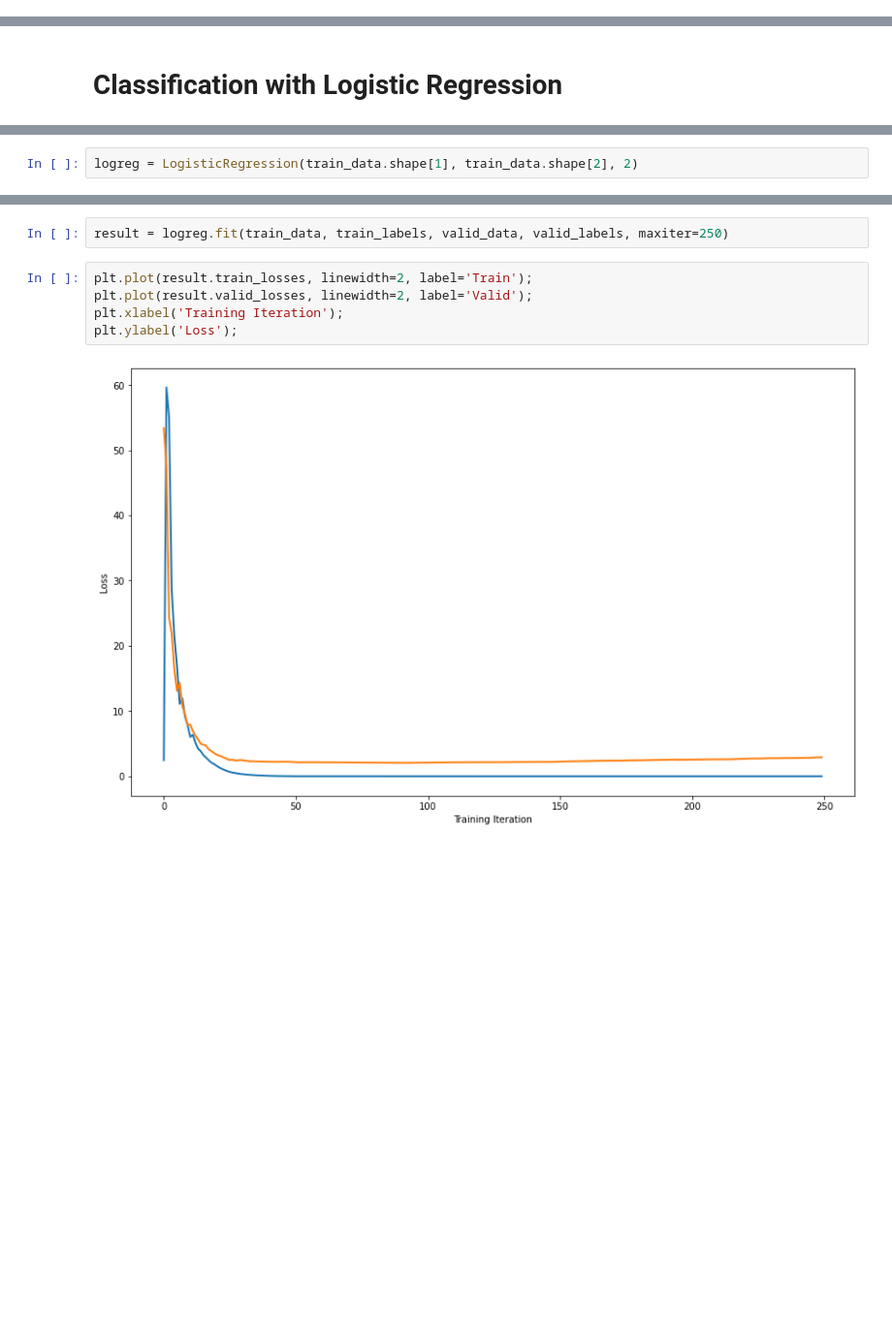
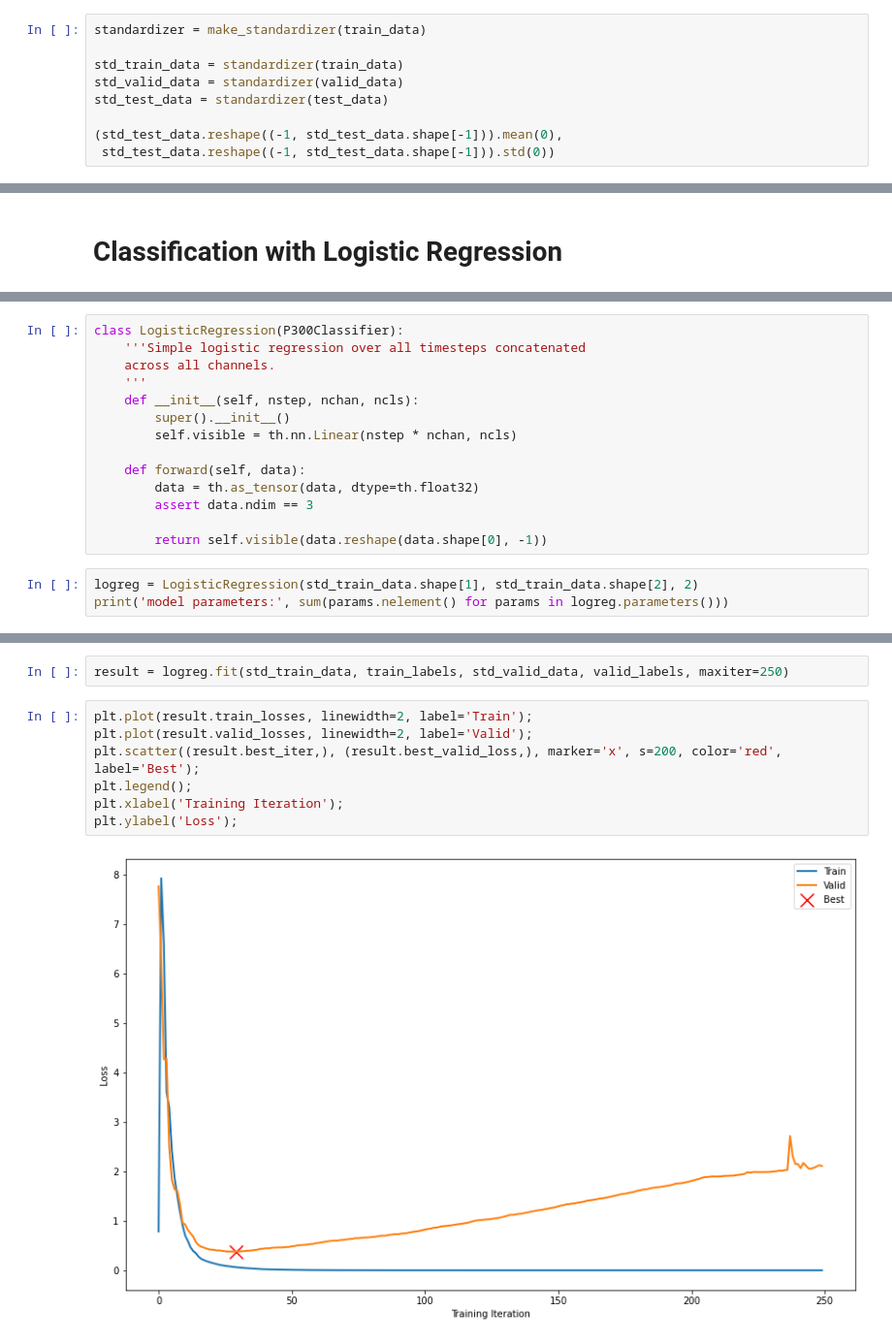
Before and after one commit to idfah/notebooks, a Jupyter notebook: eeg/p300_classification_with_biosemi_data_prep.ipynb, the cells around one changed output, grey strips where cells are left out. Shown at 97% size. Cells and saved outputs as stored; diff of their text form; blank space fills up the shorter version.

```diff
--- a/eeg/p300_classification_with_biosemi_data_prep.ipynb
+++ b/eeg/p300_classification_with_biosemi_data_prep.ipynb
@@ -298,0 +315,9 @@ plt.grid();
+# %%
+standardizer = make_standardizer(train_data)
+
+std_train_data = standardizer(train_data)
+std_valid_data = standardizer(valid_data)
+std_test_data = standardizer(test_data)
+
+(std_test_data.reshape((-1, std_test_data.shape[-1])).mean(0),
+ std_test_data.reshape((-1, std_test_data.shape[-1])).std(0))
@@ -360,2 +462,17 @@ class LogisticRegression(th.nn.Module):
+# %%
+class LogisticRegression(P300Classifier):
+    '''Simple logistic regression over all timesteps concatenated
+    across all channels.
+    '''
+    def __init__(self, nstep, nchan, ncls):
+        super().__init__()
+        self.visible = th.nn.Linear(nstep * nchan, ncls)
+
+    def forward(self, data):
+        data = th.as_tensor(data, dtype=th.float32)
+        assert data.ndim == 3
+
+        return self.visible(data.reshape(data.shape[0], -1))
 # %%
-logreg = LogisticRegression(train_data.shape[1], train_data.shape[2], 2)
+logreg = LogisticRegression(std_train_data.shape[1], std_train_data.shape[2], 2)
+print('model parameters:', sum(params.nelement() for params in logreg.parameters()))
@@ -362,9 +481,11 @@ logreg = LogisticRegression(train_data.shape[1], train_data.shape[2], 2)
 # %%
-result = logreg.fit(train_data, train_labels, valid_data, valid_labels, maxiter=250)
+result = logreg.fit(std_train_data, train_labels, std_valid_data, valid_labels, maxiter=250)
 # %%
 plt.plot(result.train_losses, linewidth=2, label='Train');
 plt.plot(result.valid_losses, linewidth=2, label='Valid');
+plt.scatter((result.best_iter,), (result.best_valid_loss,), marker='x', s=200, color='red', label='Best');
+plt.legend();
 plt.xlabel('Training Iteration');
 plt.ylabel('Loss');
 # %% [output]
-[figure, old version]
+[figure, new version]
```
Also changed, not shown: parts of 32 cells of this notebook.
